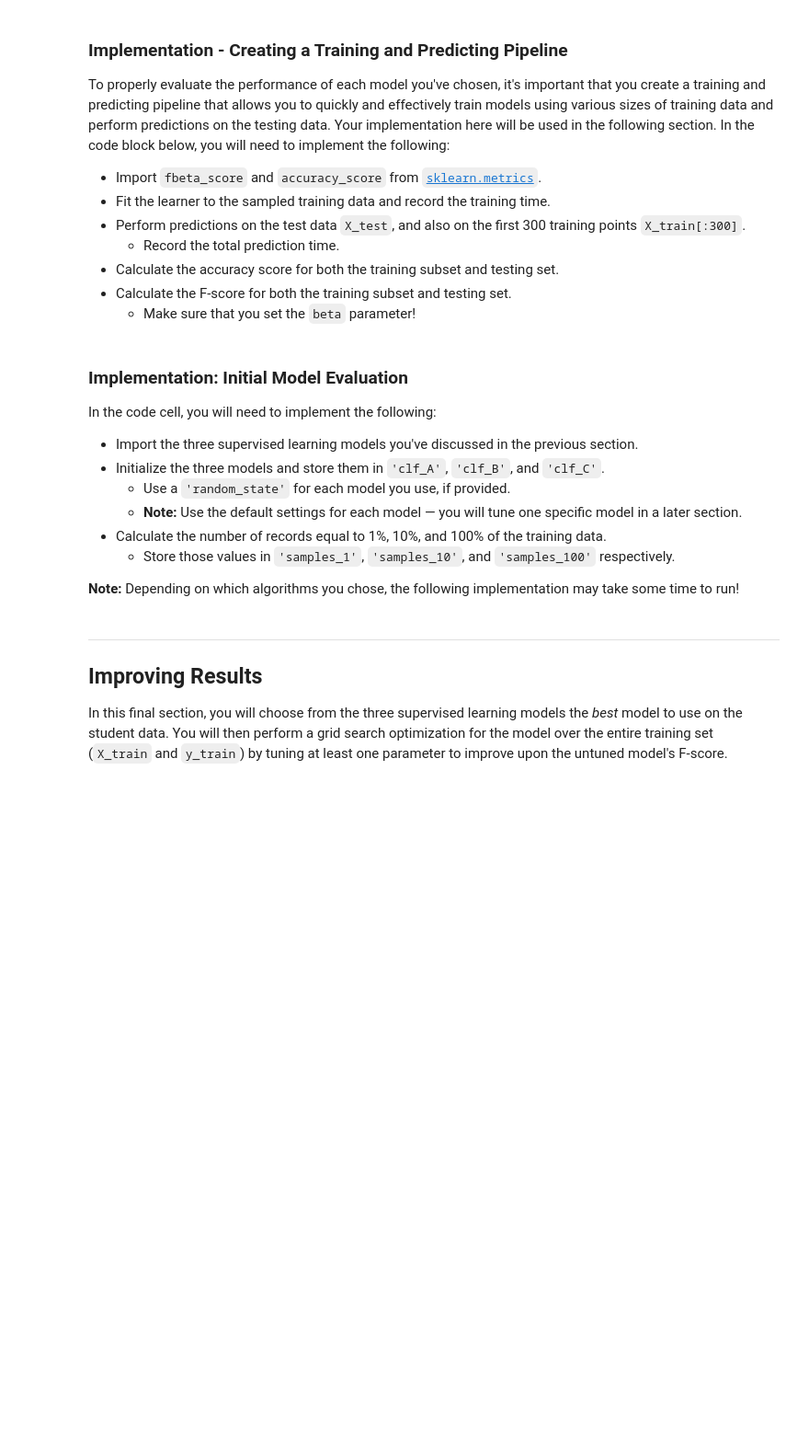
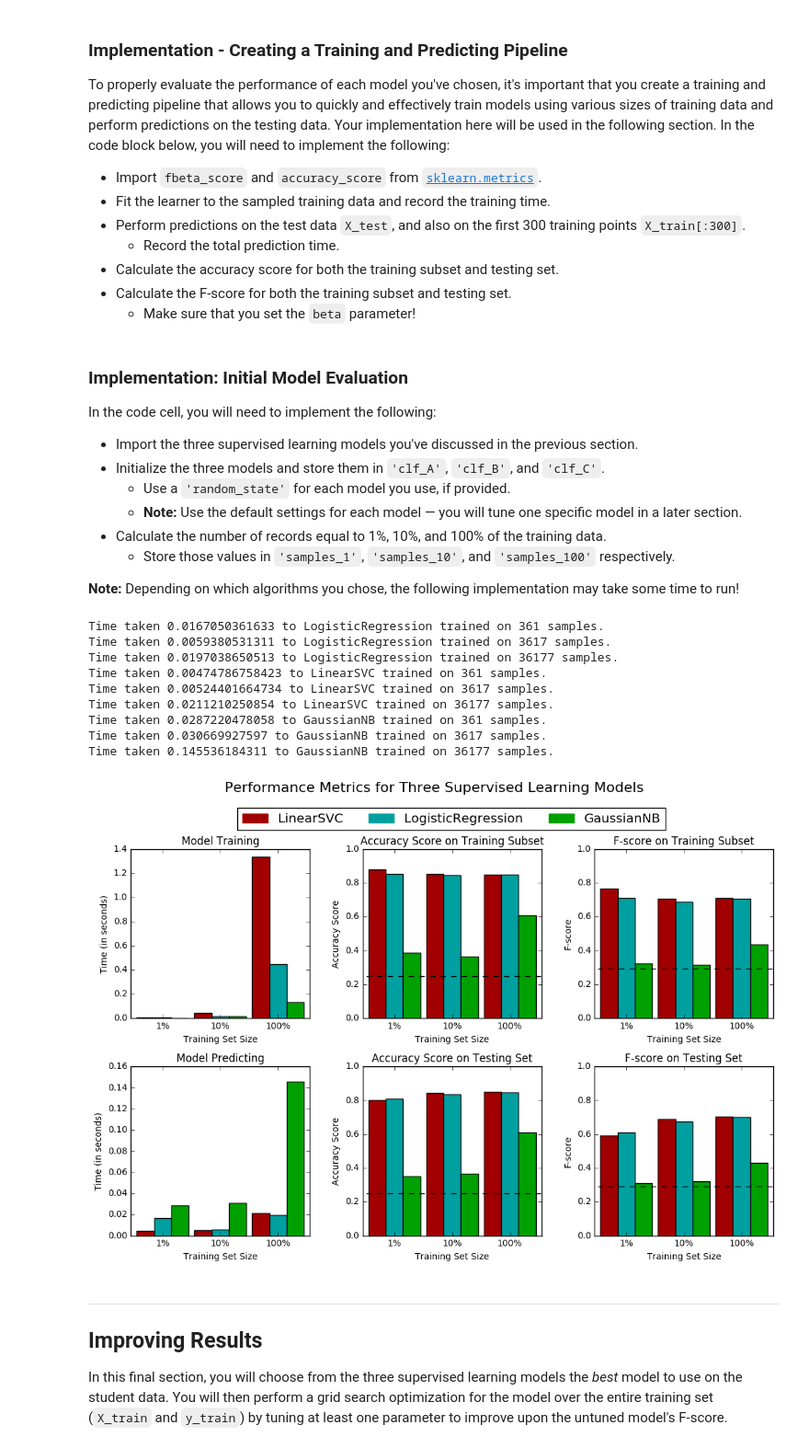
Before and after one commit to sunilranka/finding_donors, a Jupyter notebook: finding_donors.ipynb, the cells around one changed output. Shown at 92% size. Saved outputs shown, nothing was run; the diff lists cells and outputs as text; code cells hidden in the pictures; blank space fills up the shorter version.

```diff
--- a/finding_donors.ipynb
+++ b/finding_donors.ipynb
@@ -304,27 +295,28 @@ def train_predict(learner, sample_size, X_train, y_train, X_test, y_test):
     # TODO: Get the predictions on the test set,
     #       then get predictions on the first 300 training samples
     start = time() # Get start time
-    predictions_test = None
-    predictions_train = None
+    predictions_test = learner.predict(X_test)
+    predictions_train = learner.predict(X_train)
     end = time() # Get end time
 
+
     # TODO: Calculate the total prediction time
-    results['pred_time'] = None
+    results['pred_time'] = end - start
 
     # TODO: Compute accuracy on the first 300 training samples
-    results['acc_train'] = None
+    results['acc_train'] = accuracy_score(y_train, predictions_train)
 
     # TODO: Compute accuracy on test set
-    results['acc_test'] = None
+    results['acc_test'] = accuracy_score(y_test, predictions_test)
 
     # TODO: Compute F-score on the the first 300 training samples
-    results['f_train'] = None
+    results['f_train'] = fbeta_score(y_train, predictions_train, beta=beta)
 
     # TODO: Compute F-score on the test set
-    results['f_test'] = None
+    results['f_test'] = fbeta_score(y_test, predictions_test, beta=beta)
 
     # Success
-    print "{} trained on {} samples.".format(learner.__class__.__name__, sample_size)
+    print "Time taken {} to {} trained on {} samples.".format(results['pred_time'],learner.__class__.__name__, sample_size)
 
     # Return the results
     return results
@@ -341,28 +333,45 @@ In the code cell, you will need to implement the following:
 **Note:** Depending on which algorithms you chose, the following implementation may take some time to run!
 # %%
 # TODO: Import the three supervised learning models from sklearn
+from sklearn.linear_model import LogisticRegression
+from sklearn.svm import LinearSVC
+from sklearn.naive_bayes import GaussianNB
+
 
 # TODO: Initialize the three models
-clf_A = None
-clf_B = None
-clf_C = None
+clf_A = LogisticRegression(random_state=101)
+clf_B = LinearSVC(random_state=101)
+clf_C = GaussianNB()
 
 # TODO: Calculate the number of samples for 1%, 10%, and 100% of the training data
-samples_1 = None
-samples_10 = None
-samples_100 = None
+n_train = len(y_train)
+samples_1 = int(n_train * 0.01)
+samples_10 = int(n_train * 0.1)
+samples_100 = n_train
 
 # Collect results on the learners
 results = {}
 for clf in [clf_A, clf_B, clf_C]:
     clf_name = clf.__class__.__name__
     results[clf_name] = {}
     for i, samples in enumerate([samples_1, samples_10, samples_100]):
         results[clf_name][i] = \
         train_predict(clf, samples, X_train, y_train, X_test, y_test)
 
+
 # Run metrics visualization for the three supervised learning models chosen
 vs.evaluate(results, accuracy, fscore)
+# %% [output]
+Time taken 0.0167050361633 to LogisticRegression trained on 361 samples.
+Time taken 0.0059380531311 to LogisticRegression trained on 3617 samples.
+Time taken 0.0197038650513 to LogisticRegression trained on 36177 samples.
+Time taken 0.00474786758423 to LinearSVC trained on 361 samples.
+Time taken 0.00524401664734 to LinearSVC trained on 3617 samples.
+Time taken 0.0211210250854 to LinearSVC trained on 36177 samples.
+Time taken 0.0287220478058 to GaussianNB trained on 361 samples.
+Time taken 0.030669927597 to GaussianNB trained on 3617 samples.
+Time taken 0.145536184311 to GaussianNB trained on 36177 samples.
+[figure, added]
 # %% [markdown]
 ----
 ## Improving Results
```
Also changed, not shown: parts of 17 cells of this notebook.
